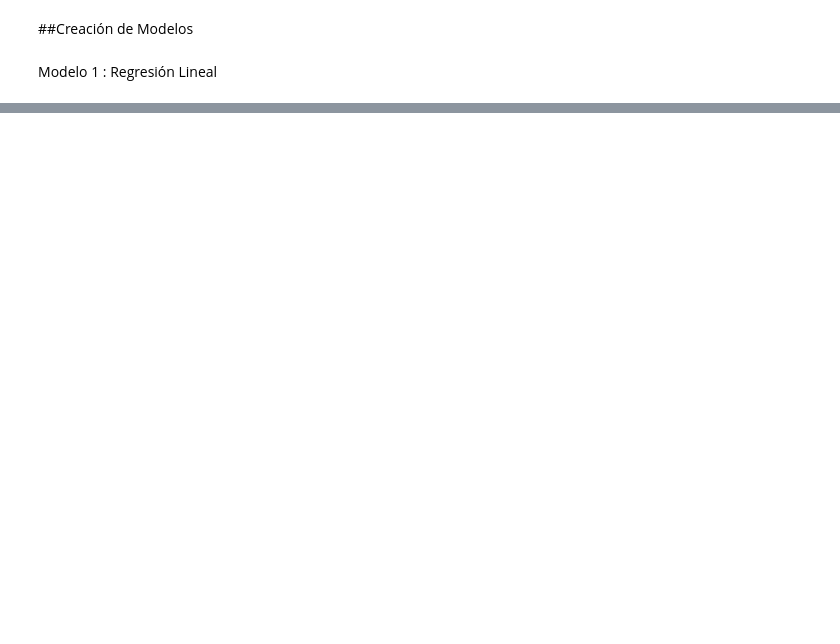
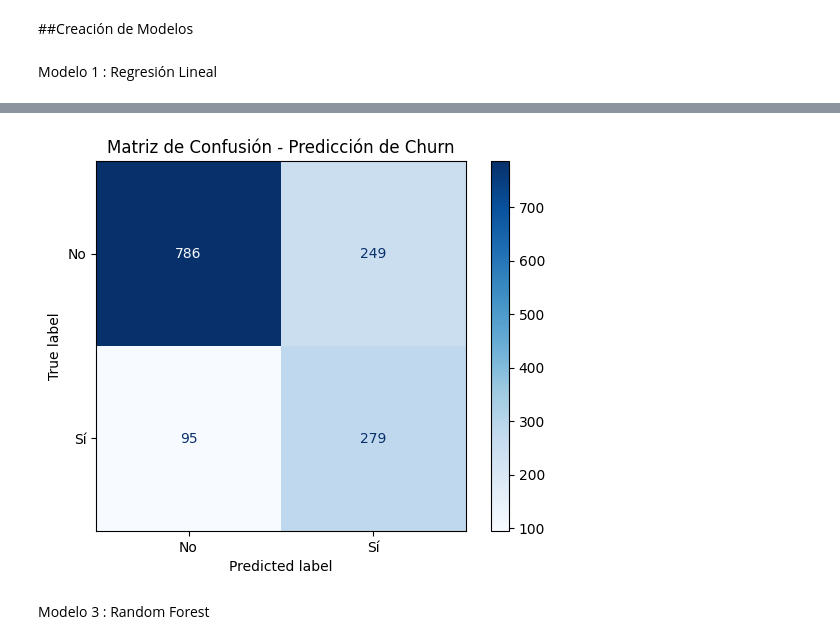
Before and after one commit to rociocelestial/Challenge3-Data-Science, a Jupyter notebook: TelecomX_parte_2.ipynb, the cells around one changed output, grey strips where cells are left out. Drawn from its saved outputs; the diff is of its cells as text; code cells hidden in the pictures; blank space fills up the shorter version.

```diff
--- a/TelecomX_parte_2.ipynb
+++ b/TelecomX_parte_2.ipynb
@@ -398,0 +459,11 @@ Modelo 1 : Regresión Lineal
+# %%
+from sklearn.tree import DecisionTreeClassifier
+from sklearn.metrics import classification_report
+
+modelo_arbol = DecisionTreeClassifier(class_weight='balanced',max_depth=5,random_state=42)
+modelo_arbol.fit(X_train,y_train)
+
+y_pred_modelo_arbol = modelo_arbol.predict(X_test)
+
+
+print(classification_report(y_test,y_pred_modelo_arbol))
@@ -398,0 +479,16 @@ Modelo 1 : Regresión Lineal
+# %%
+# 1. Generar la matriz numérica
+cm = confusion_matrix(y_test, y_pred_modelo_arbol)
+
+# 2. Configurar la visualización
+# display_labels: pon los nombres de tus clases (ej. ['No Churn', 'Churn'])
+disp = ConfusionMatrixDisplay(confusion_matrix=cm, display_labels=['No', 'Sí'])
+
+# 3. Graficar
+disp.plot(cmap=plt.cm.Blues)
+plt.title("Matriz de Confusión - Predicción de Churn")
+plt.show()
+# %% [output]
+[figure, added]
+# %% [markdown]
+Modelo 3 : Random Forest
```
Also changed, not shown: parts of 9 cells of this notebook.
